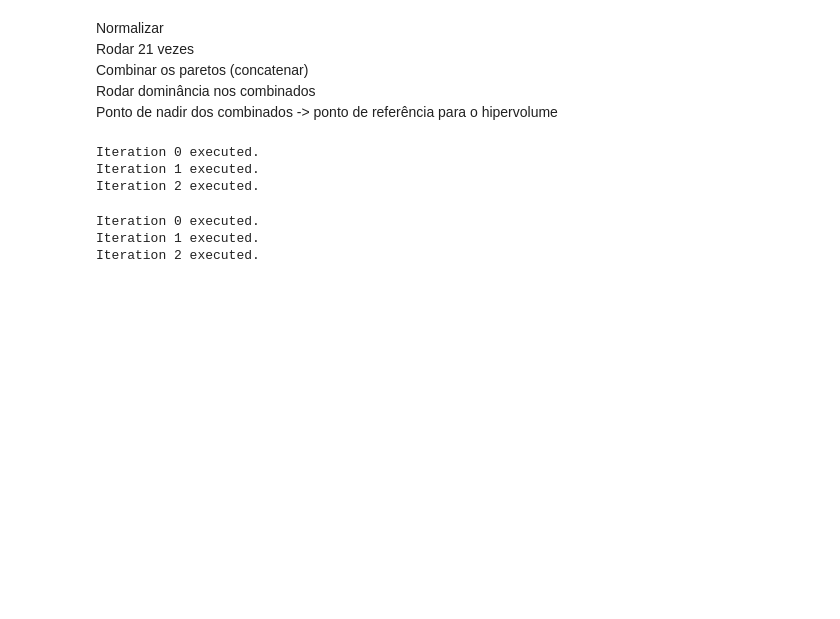
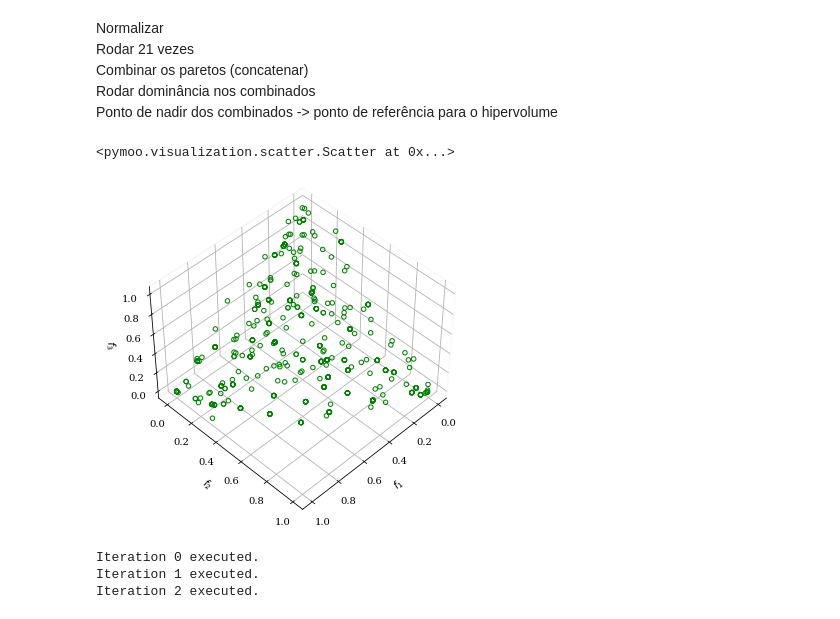
Before and after one commit to dletoneiva/code, a Jupyter notebook: test.ipynb, the cells around one changed output. Saved outputs shown, nothing was run; the diff lists cells and outputs as text; code cells hidden in the pictures; blank space fills up the shorter version.

Commit message:
plotting working

```diff
--- a/test.ipynb
+++ b/test.ipynb
@@ -117,15 +116,30 @@ def compare_algorithms(n_iter, n_gen, n_obj, k=5, save_json=False):
             outfile.write(json_string)
 
     return output
-# %%
-n_iter = 3
-n_gen = 200
-n_obj = 2
-out = compare_algorithms(n_iter, n_gen, n_obj, save_json=True)
-# %% [output]
-Iteration 0 executed.
-Iteration 1 executed.
-Iteration 2 executed.
+# %%
+import numpy as np
+import json
+from pymoo.visualization.scatter import Scatter
+
+n_obj = 3
+
+# read files
+with open('output_dtlz1_21_iterations_'+str(n_obj)+'_objs.json') as file:
+    out = json.load(file)
+
+# scatter accepts only numpy arrays
+obj_nsgaii = np.array([np.array(xi) for xi in out['sols1']])
+obj_nsgaiii = np.array([np.array(xi) for xi in out['sols2']])
+obj_moead = np.array([np.array(xi) for xi in out['sols3']])
+
+plot = Scatter()
+# add all solutions to a plot
+for sol in range(len(obj_nsgaiii)):
+    plot.add(obj_moead[sol], facecolor="none", edgecolor="green")
+plot.show()
+# %% [output]
+<pymoo.visualization.scatter.Scatter at 0x...>
+[figure, added]
 # %%
 n_iter = 3
 n_gen = 50
```
Also changed, not shown: parts of 2 cells of this notebook, 5 other files.
